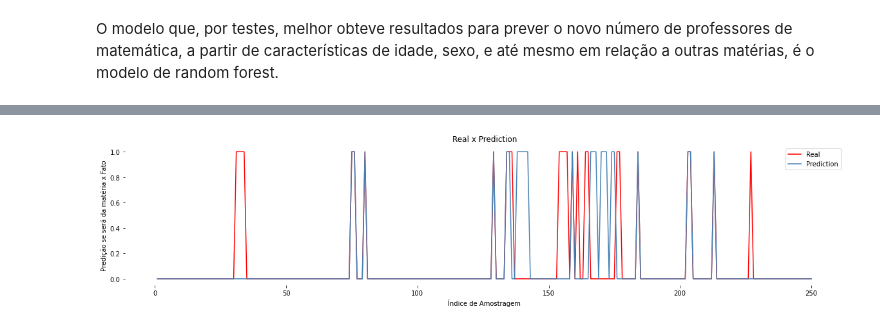
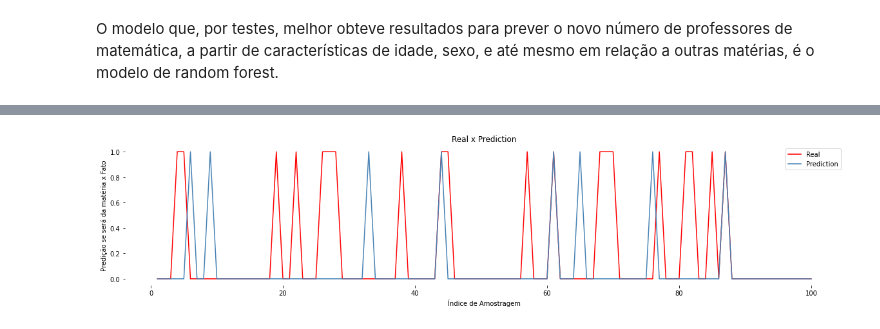
Before and after one commit to sergioneto12/Analise_Censo_Escolar_2020, a Jupyter notebook: Dados - Censo Escolar.ipynb, the cells around one changed output, grey strips where cells are left out. Cells and saved outputs as stored; diff of their text form; code cells hidden in the pictures.

```diff
--- a/Dados - Censo Escolar.ipynb
+++ b/Dados - Censo Escolar.ipynb
@@ -690,0 +686,18 @@ print(best_tree_size, candidate)
+# %%
+#Usando randomforest Classifier
+
+from sklearn.ensemble import RandomForestClassifier
+
+rf = RandomForestClassifier(
+    n_estimators=1000,
+    random_state=10,
+    criterion='gini',
+    max_depth=1000,
+    min_samples_leaf=2
+)
+
+rf.fit(x_train, y_train)
+
+pred2 = rf.predict(x_test)
+
+np.sqrt(mean_squared_error(y_test, pred2))
@@ -842,9 +908,9 @@ val_res_logit.mean()
 O modelo que, por testes, melhor obteve resultados para prever o novo número de professores de matemática, a partir de características de idade, sexo, e até mesmo em relação a outras matérias, é o modelo de random forest.
 # %%
 #Verificando quantos professores, a partir do conjunto de dados, serão da matéria de matemática
-df2 = dados_1[200000:210000].drop(['ID_DOCENTE', 'Mês Nasc.', 'Ano Nasc.'], axis=1)
+df2 = dados_1[3001:6001].sample(n=100)
 
-data = df2[['Nacionalidade', 'Nec. Especial', 'Grau Escolaridade', 'Licenciatura', 'Com espec.', 'Com doutorado','Sem pós', 'Tipo de Docência', 'Língua Portuguesa']]
+data = df2.drop('Matemática', axis=1)
 target = df2['Matemática']
 
 data.fillna(0, inplace=True)
@@ -860,5 +921,5 @@ See the caveats in the documentation: https://pandas.pydata.org/pandas-docs/stab
 # %%
-pred1 = clf.predict(data)
+pred1 = rf.predict(data)
 
 np.sqrt(mean_squared_error(target, pred1))
 # %% [output]
@@ -880,5 +935,5 @@ print(round((df2['Matemática'].sum()/df2['Matemática'].count())*100, 2), '% do
 # %%
-probabilidade = clf.predict_proba(data)[:,1]
+probabilidade = rf.predict_proba(data)[:,1]
 
 df2['Probabilidade'] = probabilidade
 df2['Predict'] = pred1
@@ -921,14 +976,14 @@ Name: Diff, dtype: int64
 # %%
 plt.figure(figsize=(20, 4))
 
-sns.lineplot(data = df2[:250], x = df2[:250].index, y = 'Matemática', label = 'Real', color = 'red')
-sns.lineplot(data = df2[:250], x = df2[:250].index, y = 'Predict', label = 'Prediction', color = 'steelblue')
+sns.lineplot(data = df2[:1000], x = df2[:1000].index, y = 'Matemática', label = 'Real', color = 'red')
+sns.lineplot(data = df2[:1000], x = df2[:1000].index, y = 'Predict', label = 'Prediction', color = 'steelblue')
 plt.title('Real x Prediction')
 plt.xlabel('Índice de Amostragem')
 plt.ylabel('Predição se será da matéria x Fato')
 sns.despine(bottom = True, left = True)
 # %% [output]
-[figure, old version]
+[figure, new version]
 # %%
 # Seguindo a linha de entender os erros e acertos de predição, e o quanto o modelo pode ser preciso, verificamos essa diferença
 difference_pred = df2[['Matemática', 'Predict']].loc[df2['Matemática'] != df2['Predict']]
```
Also changed, not shown: parts of 95 cells of this notebook, 5 other files.
